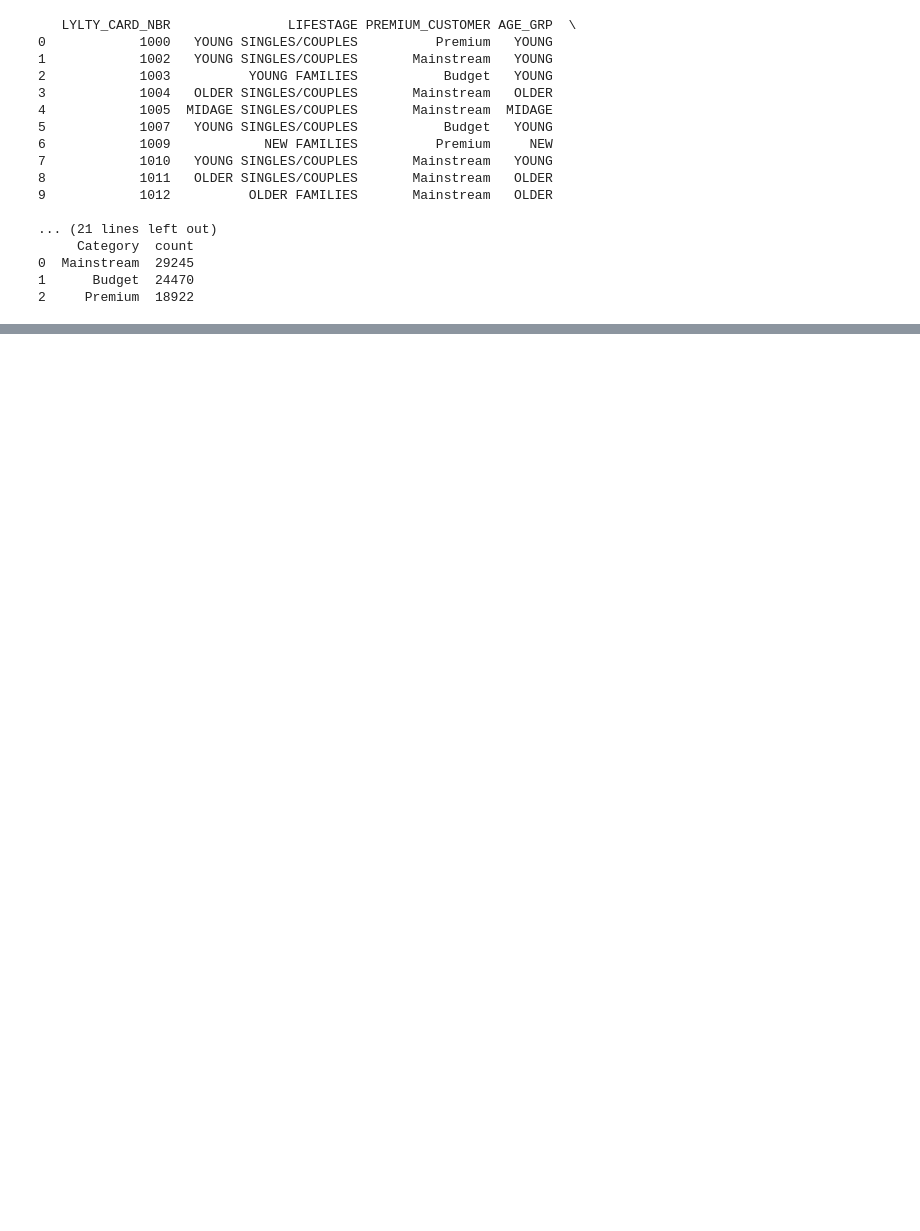
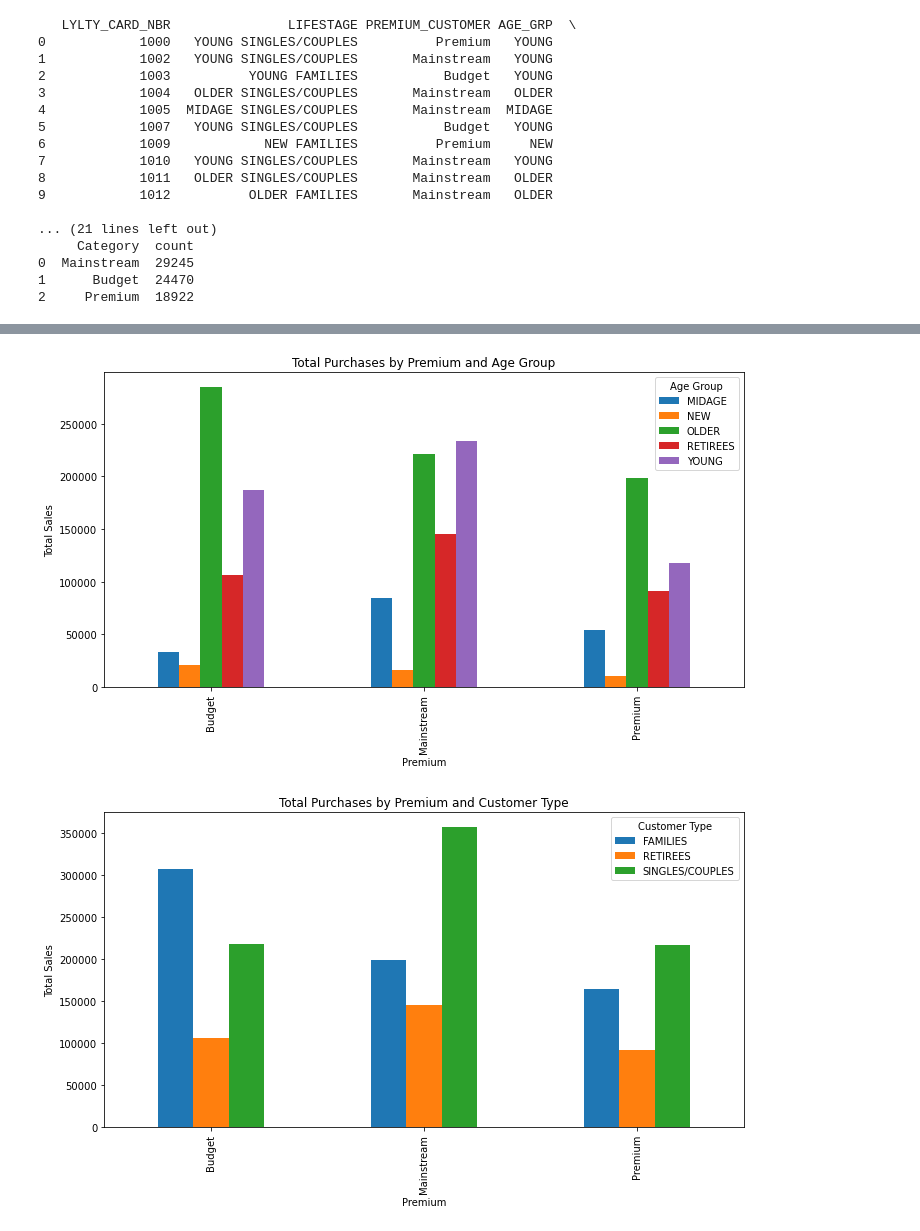
Before and after one commit to camilopalaciosb/quantinium_forage, a Jupyter notebook: quantinium_tasks.ipynb, the cells around one changed output, grey strips where cells are left out. Saved outputs shown, nothing was run; the diff lists cells and outputs as text; code cells hidden in the pictures; blank space fills up the shorter version.

```diff
--- a/quantinium_tasks.ipynb
+++ b/quantinium_tasks.ipynb
@@ -146,7 +146,8 @@ brand_mapping = {
     'smith':'Smiths',
     'snbts':'Sunbites',
     'grain':'GrnWves',
-    'woolworths':'WW'
+    'woolworths':'WW',
+    'dorito':'Doritos'
 }
 df_chips['BRAND']=df_chips['BRAND'].str.lower().replace(brand_mapping)
 df_chips['BRAND']=df_chips['BRAND'].str.title()
@@ -204,3 +205,16 @@ print(category)
 0  Mainstream  29245
 1      Budget  24470
 2     Premium  18922
+# %%
+# Merge both dataframes
+
+df_chips = df_chips.merge(
+    df_purchase[['LYLTY_CARD_NBR','AGE_GRP','CUST_TYP','PREMIUM_CUSTOMER']],
+    on='LYLTY_CARD_NBR',
+    how='left'
+)
+print(df_chips.head(10))
+#Check if every value had a match
+df_chips[['AGE_GRP','CUST_TYP','PREMIUM_CUSTOMER']].isna().any(axis=1).sum
+#Save dataframe as .csv file
+df_chips.to_csv('df_chips.csv', index=False)
@@ -206,0 +293,49 @@ print(category)
+# %%
+#Plot total sales by premium splitted by age and customer type
+groupby_age=df_chips.groupby(['PREMIUM_CUSTOMER','AGE_GRP'])['TOT_SALES'].sum().reset_index()
+pivot_t1 = groupby_age.pivot(index='PREMIUM_CUSTOMER',columns='AGE_GRP', values= 'TOT_SALES')
+groupby_cust=df_chips.groupby(['PREMIUM_CUSTOMER','CUST_TYP'])['TOT_SALES'].sum().reset_index()
+pivot_t2 = groupby_cust.pivot(index='PREMIUM_CUSTOMER',columns='CUST_TYP', values= 'TOT_SALES')
+
+
+pivot_t1.plot(kind='bar', figsize=(10,6))
+plt.title('Total Purchases by Premium and Age Group')
+plt.xlabel('Premium')
+plt.ylabel('Total Sales')
+plt.legend(title='Age Group')
+plt.tight_layout()
+plt.show()
+
+pivot_t2.plot(kind='bar', figsize=(10,6))
+plt.title('Total Purchases by Premium and Customer Type')
+plt.xlabel('Premium')
+plt.ylabel('Total Sales')
+plt.legend(title='Customer Type')
+plt.tight_layout()
+plt.show()
+
+#Plot average number of units by premium splitted by age and customer type
+groupby_age=df_chips.groupby(['PREMIUM_CUSTOMER','AGE_GRP'])['PROD_QTY'].mean().reset_index()
+pivot_t1 = groupby_age.pivot(index='PREMIUM_CUSTOMER',columns='AGE_GRP', values= 'PROD_QTY')
+groupby_cust=df_chips.groupby(['PREMIUM_CUSTOMER','CUST_TYP'])['PROD_QTY'].mean().reset_index()
+pivot_t2 = groupby_cust.pivot(index='PREMIUM_CUSTOMER',columns='CUST_TYP', values= 'PROD_QTY')
+
+
+pivot_t1.plot(kind='bar', figsize=(10,6))
+plt.title('Average purchase by Premium and Age Group')
+plt.xlabel('Premium')
+plt.ylabel('Average purchase')
+plt.legend(title='Age Group')
+plt.tight_layout()
+plt.show()
+
+pivot_t2.plot(kind='bar', figsize=(10,6))
+plt.title('Average purchase by Premium and Customer Type')
+plt.xlabel('Premium')
+plt.ylabel('Average purchase')
+plt.legend(title='Customer Type')
+plt.tight_layout()
+plt.show()
+# %% [output]
+[figure, added]
+[figure, added]
```
Also changed, not shown: parts of 8 cells of this notebook.
